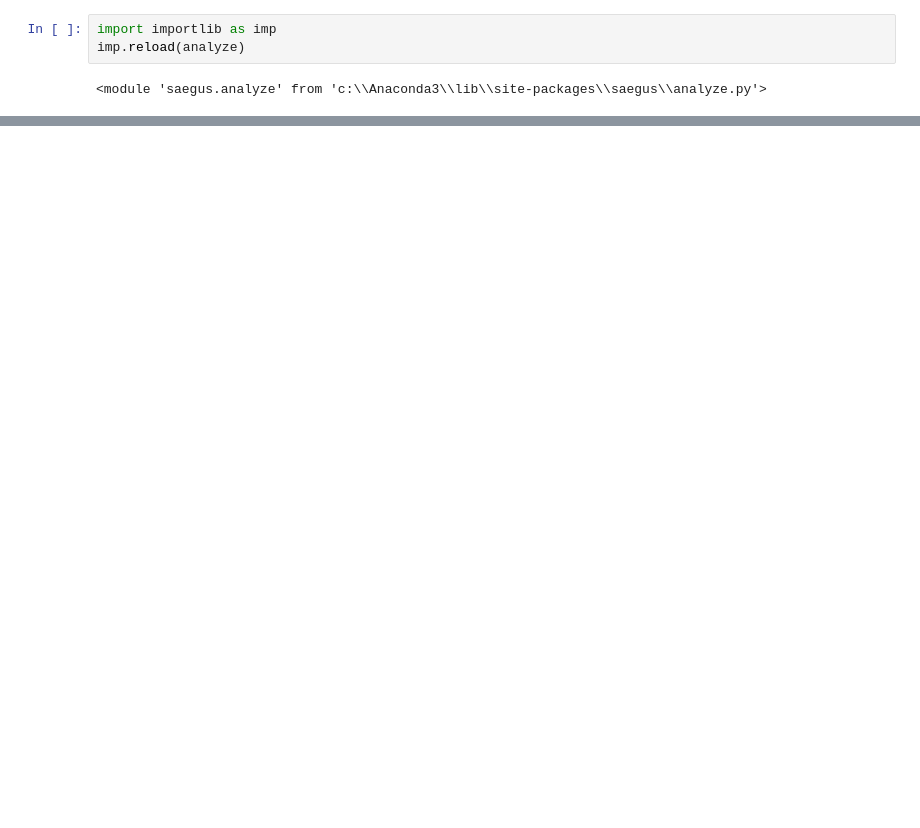
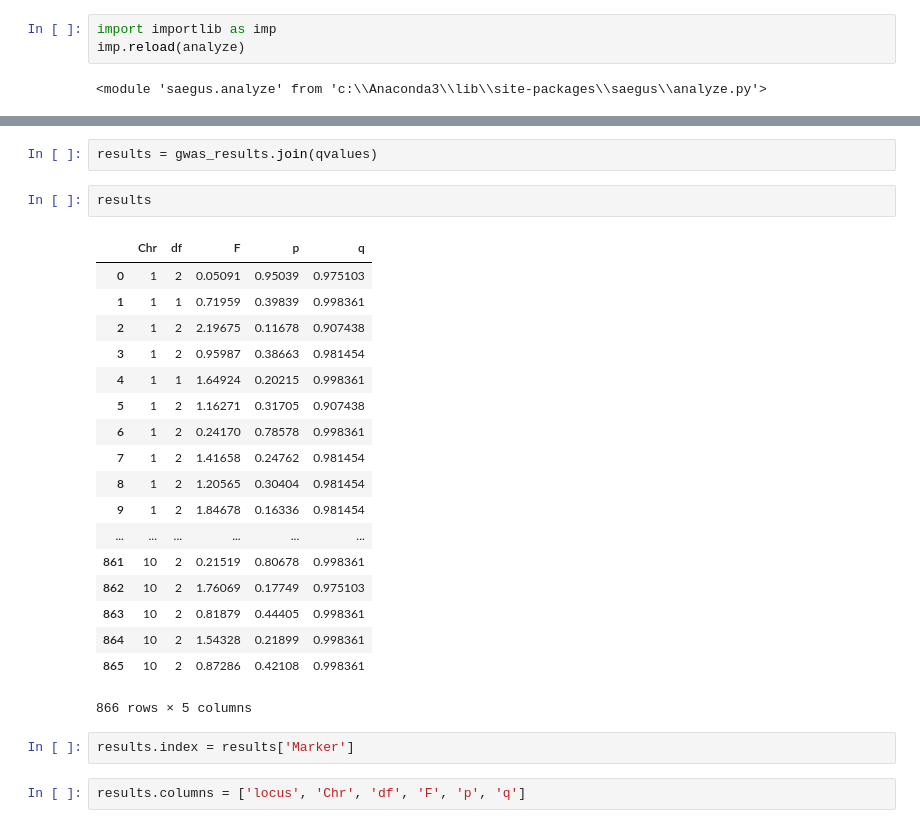
Before and after one commit to maizeatlas/saegus, a Jupyter notebook: devel/magic/1478/run_daoko_girl_development.ipynb, the cells around one changed output, grey strips where cells are left out. Saved outputs shown, nothing was run; the diff lists cells and outputs as text; blank space fills up the shorter version.

```diff
--- a/devel/magic/1478/run_daoko_girl_development.ipynb
+++ b/devel/magic/1478/run_daoko_girl_development.ipynb
@@ -375,0 +291,27 @@ saegus_to_tassel_loci[203`]
+# %%
+results = gwas_results.join(qvalues)
+# %%
+results
+# %% [output]
+|  | Chr | df | F | p | q |
+| 0 | 1 | 2 | 0.05091 | 0.95039 | 0.975103 |
+| 1 | 1 | 1 | 0.71959 | 0.39839 | 0.998361 |
+| 2 | 1 | 2 | 2.19675 | 0.11678 | 0.907438 |
+| 3 | 1 | 2 | 0.95987 | 0.38663 | 0.981454 |
+| 4 | 1 | 1 | 1.64924 | 0.20215 | 0.998361 |
+| 5 | 1 | 2 | 1.16271 | 0.31705 | 0.907438 |
+| 6 | 1 | 2 | 0.24170 | 0.78578 | 0.998361 |
+| 7 | 1 | 2 | 1.41658 | 0.24762 | 0.981454 |
+| 8 | 1 | 2 | 1.20565 | 0.30404 | 0.981454 |
+| 9 | 1 | 2 | 1.84678 | 0.16336 | 0.981454 |
+| ... | ... | ... | ... | ... | ... |
+| 861 | 10 | 2 | 0.21519 | 0.80678 | 0.998361 |
+| 862 | 10 | 2 | 1.76069 | 0.17749 | 0.975103 |
+| 863 | 10 | 2 | 0.81879 | 0.44405 | 0.998361 |
+| 864 | 10 | 2 | 1.54328 | 0.21899 | 0.998361 |
+| 865 | 10 | 2 | 0.87286 | 0.42108 | 0.998361 |
+866 rows × 5 columns
+# %%
+results.index = results['Marker']
+# %%
+results.columns = ['locus', 'Chr', 'df', 'F', 'p', 'q']
```
Also changed, not shown: parts of 131 cells of this notebook, 29 other files.
